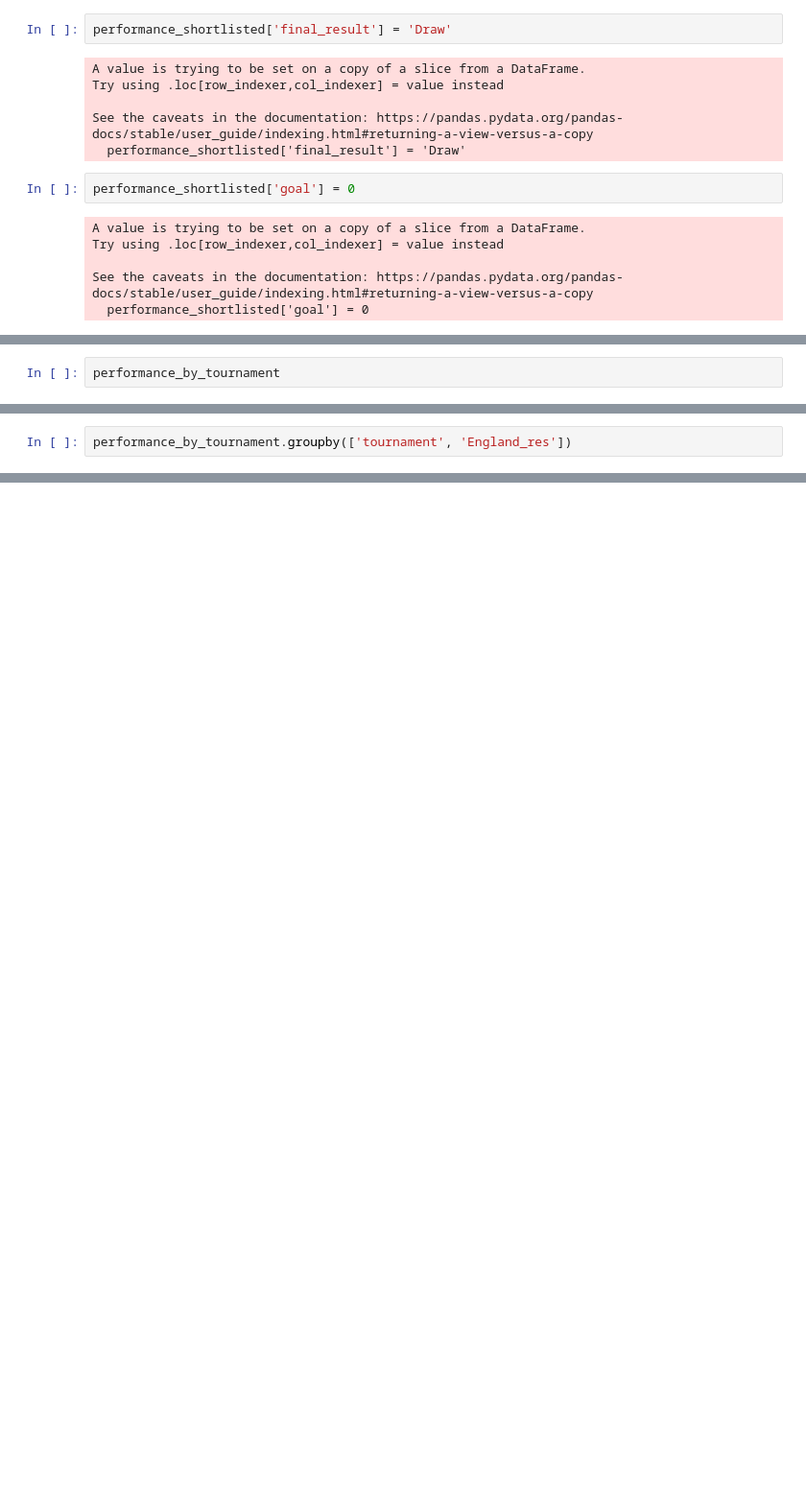
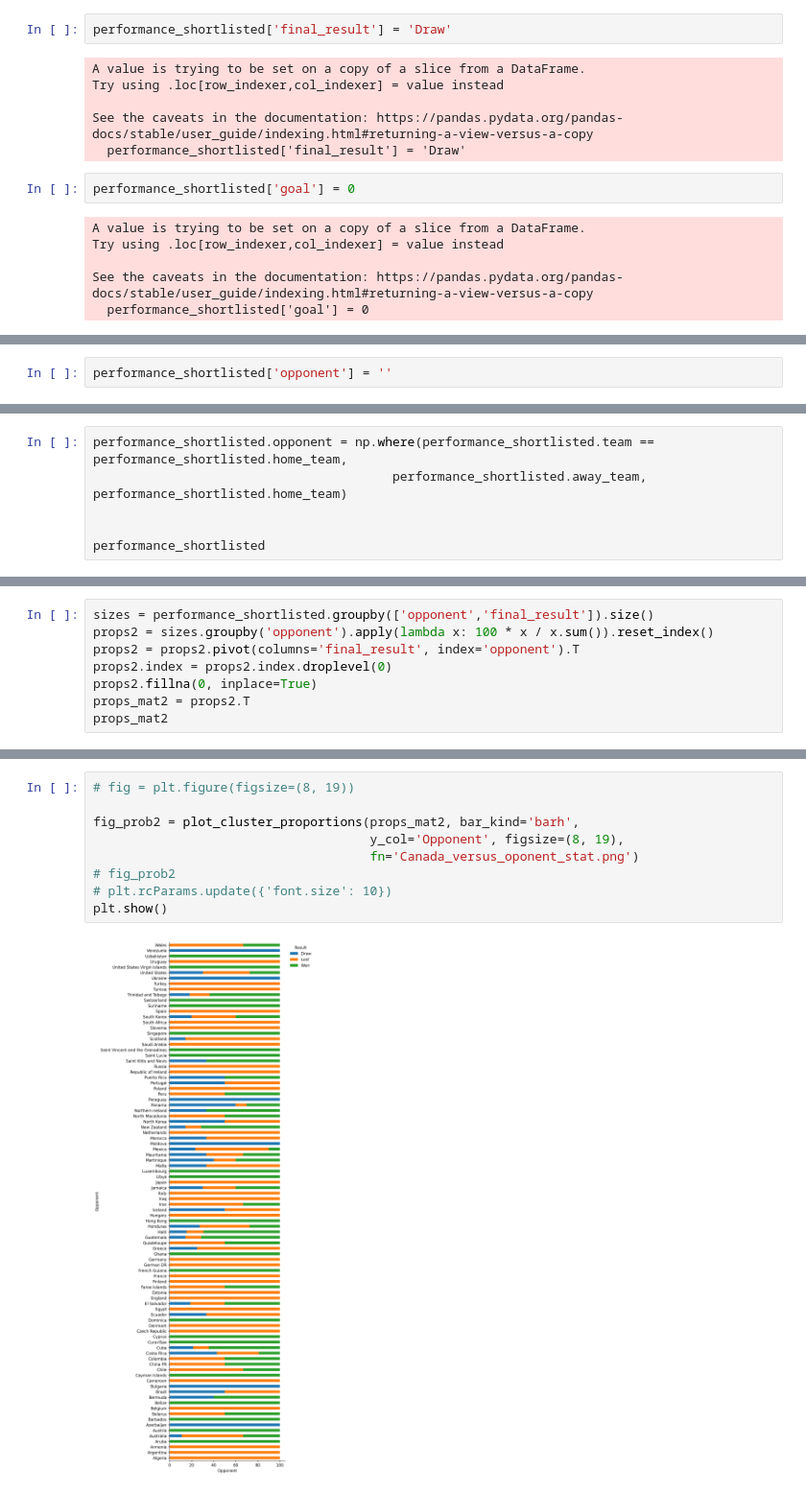
Before and after one commit to minhtran1309/DS_CC_solution, a Jupyter notebook: DS_foot_analysis.ipynb, the cells around one changed output, grey strips where cells are left out. Shown at 96% size. Saved outputs shown, nothing was run; the diff lists cells and outputs as text; blank space fills up the shorter version.

```diff
--- a/DS_foot_analysis.ipynb
+++ b/DS_foot_analysis.ipynb
@@ -257,0 +409,2 @@ performance_by_tournament['final_result'] = performance_by_tournament.groupby('t
+# %%
+performance_shortlisted['opponent'] = ''
@@ -258,3 +417,7 @@ performance_by_tournament['final_result'] = performance_by_tournament.groupby('t
 # %%
-performance_by_tournament
+performance_shortlisted.opponent = np.where(performance_shortlisted.team == performance_shortlisted.home_team,
+                                        performance_shortlisted.away_team, performance_shortlisted.home_team)
+
+
+performance_shortlisted
 # %% [output]
@@ -278,3 +446,9 @@ performance_by_tournament
 # %%
-performance_by_tournament.groupby(['tournament', 'England_res'])
+sizes = performance_shortlisted.groupby(['opponent','final_result']).size()
+props2 = sizes.groupby('opponent').apply(lambda x: 100 * x / x.sum()).reset_index()
+props2 = props2.pivot(columns='final_result', index='opponent').T
+props2.index = props2.index.droplevel(0)
+props2.fillna(0, inplace=True)
+props_mat2 = props2.T
+props_mat2
 # %% [output]
@@ -282 +477,12 @@ performance_by_tournament.groupby(['tournament', 'England_res'])
+# %%
+# fig = plt.figure(figsize=(8, 19))
+
+fig_prob2 = plot_cluster_proportions(props_mat2, bar_kind='barh',
+                                     y_col='Opponent', figsize=(8, 19),
+                                     fn='Canada_versus_oponent_stat.png')
+# fig_prob2
+# plt.rcParams.update({'font.size': 10})
+plt.show()
+# %% [output]
+[figure, added]
 # %%
```
Also changed, not shown: parts of 45 cells of this notebook.
